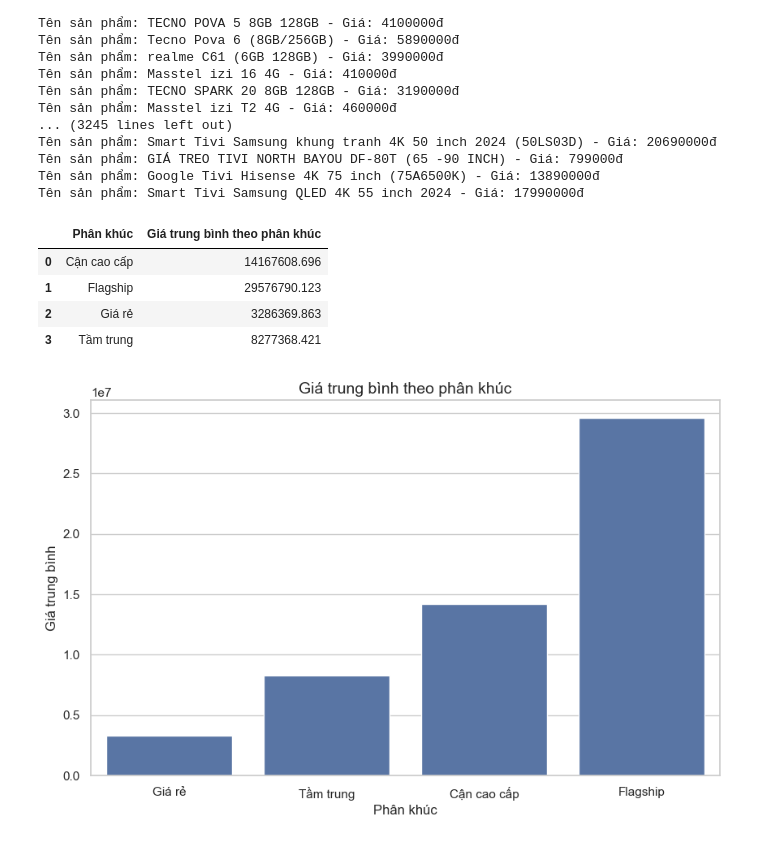
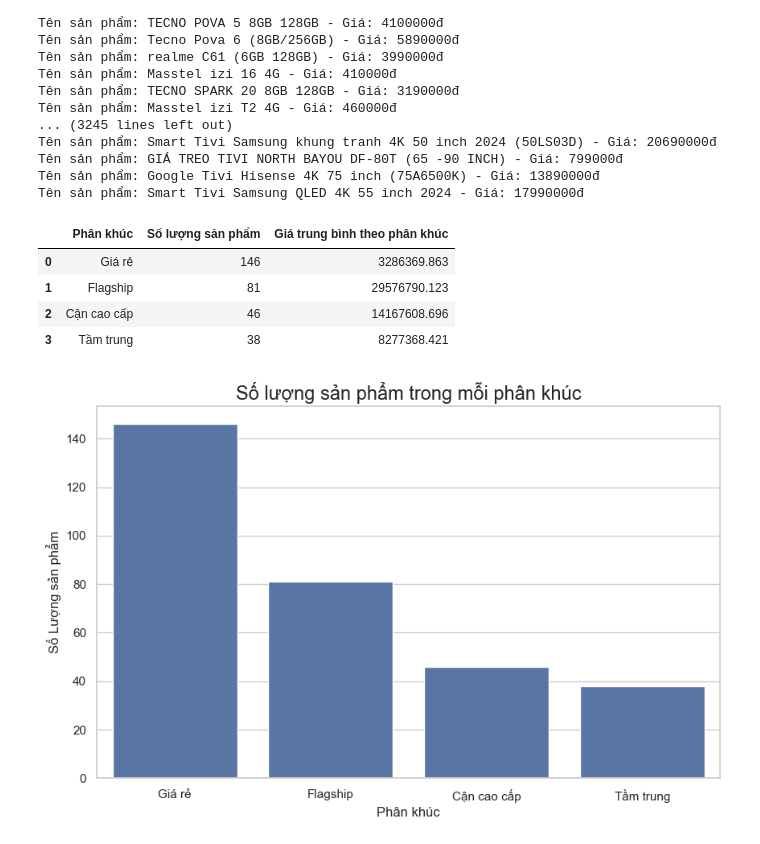
Before and after one commit to onsra520/Electronic-Products-Price-Analytics, a Jupyter notebook: Electronic Products Price Analytics.ipynb, the cells around one changed output. Drawn from its saved outputs; the diff is of its cells as text; code cells hidden in the pictures.

```diff
--- a/Electronic Products Price Analytics.ipynb
+++ b/Electronic Products Price Analytics.ipynb
@@ -162,28 +162,33 @@ def Product_Classification():
 Product_Classification()
 # %%
 pd.options.display.float_format = '{:.3f}'.format
-Mobile = pd.read_csv(os.path.join("Cellphones Data", "Dataset", "Điện thoại.csv"))
+
 Segment_Mobile_Avg = Mobile.groupby('Phân khúc')['Giá'].mean().reset_index()
 Segment_Mobile_Avg.columns = ['Phân khúc', 'Giá trung bình theo phân khúc']
-Segment_Mobile_Avg
+
+Num_of_Segments = Mobile['Phân khúc'].value_counts().reset_index()
+Num_of_Segments.columns = ['Phân khúc', 'Số lượng sản phẩm']
+
+combined = pd.merge(Num_of_Segments, Segment_Mobile_Avg, on='Phân khúc')
+combined
 # %% [output]
-|  | Phân khúc | Giá trung bình theo phân khúc |
-| 0 | Cận cao cấp | 14167608.696 |
-| 1 | Flagship | 29576790.123 |
-| 2 | Giá rẻ | 3286369.863 |
-| 3 | Tầm trung | 8277368.421 |
+|  | Phân khúc | Số lượng sản phẩm | Giá trung bình theo phân khúc |
+| 0 | Giá rẻ | 146 | 3286369.863 |
+| 1 | Flagship | 81 | 29576790.123 |
+| 2 | Cận cao cấp | 46 | 14167608.696 |
+| 3 | Tầm trung | 38 | 8277368.421 |
 # %%
 Segment_Mobile_Avg = Segment_Mobile_Avg.sort_values(by='Giá trung bình theo phân khúc', ascending=True)
 
 sns.set_theme(style="whitegrid")
 
 plt.figure(figsize=(10, 6))
-sns.barplot(x='Phân khúc', y='Giá trung bình theo phân khúc', data=Segment_Mobile_Avg)
+sns.barplot(x='Phân khúc', y='Số lượng sản phẩm', data=Num_of_Segments)
 
-plt.title('Giá trung bình theo phân khúc', fontsize=14)
+plt.title('Số lượng sản phẩm trong mỗi phân khúc', fontsize=17)
 plt.xlabel('Phân khúc', fontsize=12)
-plt.ylabel('Giá trung bình', fontsize=12)
+plt.ylabel('Số Lượng sản phẩm', fontsize=12)
 
 plt.show()
 # %% [output]
-[figure, old version]
+[figure, new version]
```
Also changed, not shown: parts of 4 cells of this notebook, 20 other files.
